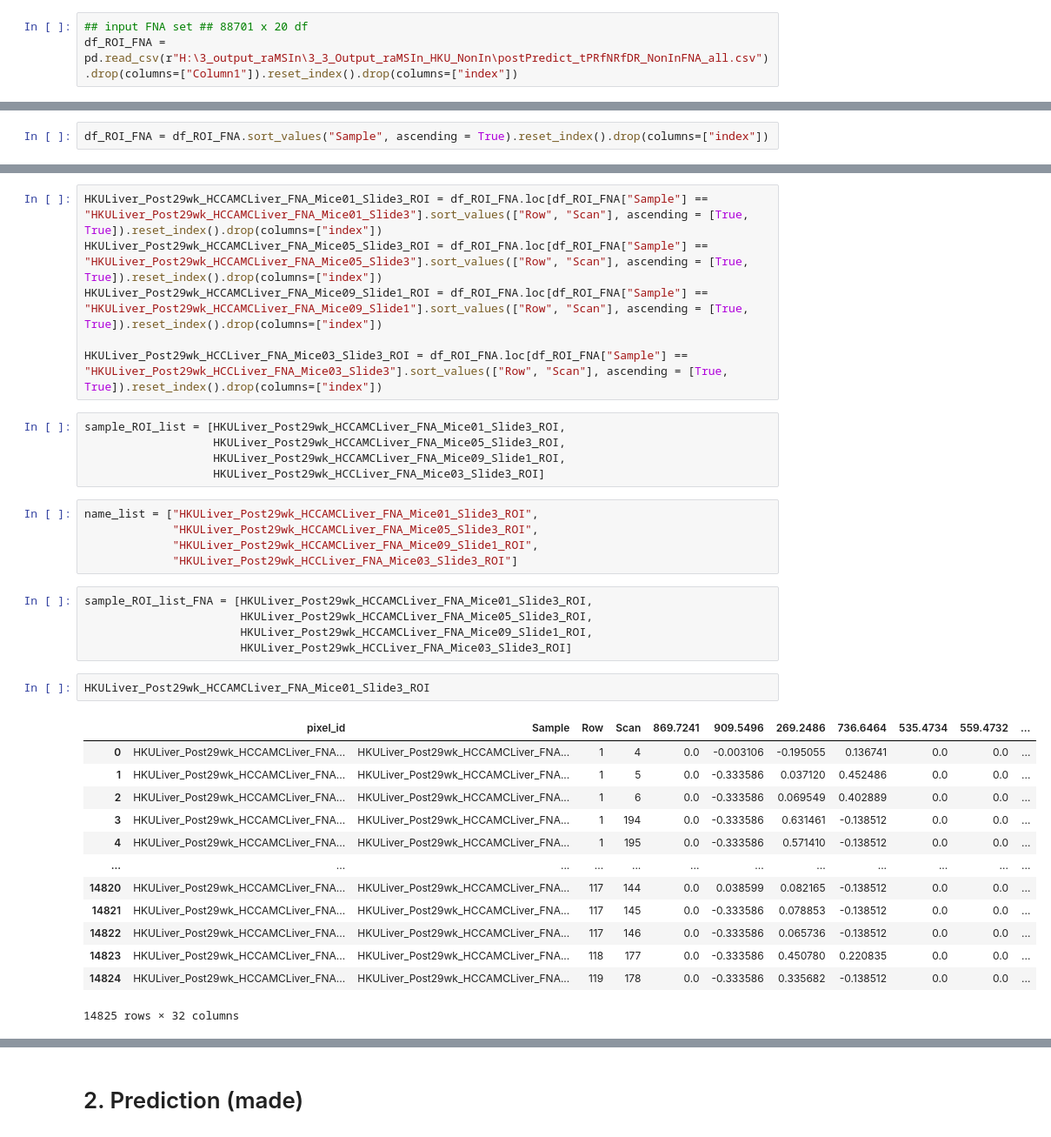
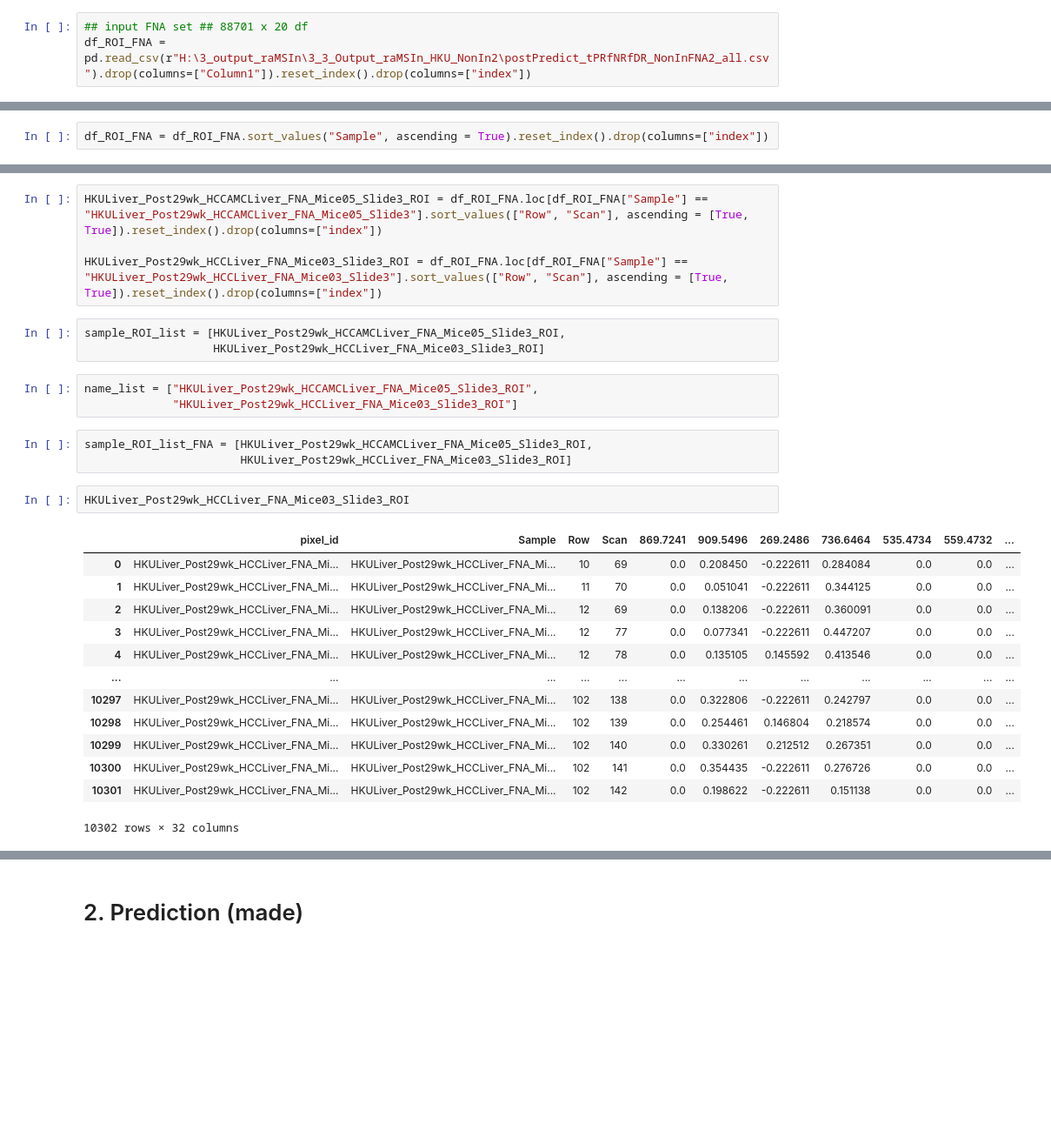
Before and after one commit to TommyNHL/raMSIn, a Jupyter notebook: 9b_ML_Model-apply-NonInFNA.ipynb, the cells around one changed output, grey strips where cells are left out. Shown at 87% size. Cells and saved outputs as stored; diff of their text form; blank space fills up the shorter version.

```diff
--- a/9b_ML_Model-apply-NonInFNA.ipynb
+++ b/9b_ML_Model-apply-NonInFNA.ipynb
@@ -79,7 +79,7 @@ warnings.filterwarnings("ignore")
 # 1. Data Preparation
 # %%
 ## input FNA set ## 88701 x 20 df
-df_ROI_FNA = pd.read_csv(r"H:\3_output_raMSIn\3_3_Output_raMSIn_HKU_NonIn\postPredict_tPRfNRfDR_NonInFNA_all.csv").drop(columns=["Column1"]).reset_index().drop(columns=["index"])
+df_ROI_FNA = pd.read_csv(r"H:\3_output_raMSIn\3_3_Output_raMSIn_HKU_NonIn2\postPredict_tPRfNRfDR_NonInFNA2_all.csv").drop(columns=["Column1"]).reset_index().drop(columns=["index"])
 # %%
 df_ROI_FNA
 # %% [output]
@@ -137,37 +137,29 @@ df_ROI_FNA
 # %%
-HKULiver_Post29wk_HCCAMCLiver_FNA_Mice01_Slide3_ROI = df_ROI_FNA.loc[df_ROI_FNA["Sample"] == "HKULiver_Post29wk_HCCAMCLiver_FNA_Mice01_Slide3"].sort_values(["Row", "Scan"], ascending = [True, True]).reset_index().drop(columns=["index"])
 HKULiver_Post29wk_HCCAMCLiver_FNA_Mice05_Slide3_ROI = df_ROI_FNA.loc[df_ROI_FNA["Sample"] == "HKULiver_Post29wk_HCCAMCLiver_FNA_Mice05_Slide3"].sort_values(["Row", "Scan"], ascending = [True, True]).reset_index().drop(columns=["index"])
-HKULiver_Post29wk_HCCAMCLiver_FNA_Mice09_Slide1_ROI = df_ROI_FNA.loc[df_ROI_FNA["Sample"] == "HKULiver_Post29wk_HCCAMCLiver_FNA_Mice09_Slide1"].sort_values(["Row", "Scan"], ascending = [True, True]).reset_index().drop(columns=["index"])
 
 HKULiver_Post29wk_HCCLiver_FNA_Mice03_Slide3_ROI = df_ROI_FNA.loc[df_ROI_FNA["Sample"] == "HKULiver_Post29wk_HCCLiver_FNA_Mice03_Slide3"].sort_values(["Row", "Scan"], ascending = [True, True]).reset_index().drop(columns=["index"])
 # %%
-sample_ROI_list = [HKULiver_Post29wk_HCCAMCLiver_FNA_Mice01_Slide3_ROI,
-                   HKULiver_Post29wk_HCCAMCLiver_FNA_Mice05_Slide3_ROI,
-                   HKULiver_Post29wk_HCCAMCLiver_FNA_Mice09_Slide1_ROI,
+sample_ROI_list = [HKULiver_Post29wk_HCCAMCLiver_FNA_Mice05_Slide3_ROI,
                    HKULiver_Post29wk_HCCLiver_FNA_Mice03_Slide3_ROI]
 # %%
-name_list = ["HKULiver_Post29wk_HCCAMCLiver_FNA_Mice01_Slide3_ROI",
-             "HKULiver_Post29wk_HCCAMCLiver_FNA_Mice05_Slide3_ROI",
-             "HKULiver_Post29wk_HCCAMCLiver_FNA_Mice09_Slide1_ROI",
+name_list = ["HKULiver_Post29wk_HCCAMCLiver_FNA_Mice05_Slide3_ROI",
              "HKULiver_Post29wk_HCCLiver_FNA_Mice03_Slide3_ROI"]
 # %%
-sample_ROI_list_FNA = [HKULiver_Post29wk_HCCAMCLiver_FNA_Mice01_Slide3_ROI,
-                       HKULiver_Post29wk_HCCAMCLiver_FNA_Mice05_Slide3_ROI,
-                       HKULiver_Post29wk_HCCAMCLiver_FNA_Mice09_Slide1_ROI,
+sample_ROI_list_FNA = [HKULiver_Post29wk_HCCAMCLiver_FNA_Mice05_Slide3_ROI,
                        HKULiver_Post29wk_HCCLiver_FNA_Mice03_Slide3_ROI]
 # %%
-HKULiver_Post29wk_HCCAMCLiver_FNA_Mice01_Slide3_ROI
+HKULiver_Post29wk_HCCLiver_FNA_Mice03_Slide3_ROI
 # %% [output]
 |  | pixel_id | Sample | Row | Scan | 869.7241 | 909.5496 | 269.2486 | 736.6464 | 535.4734 | 559.4732 | ... |
-| 0 | HKULiver_Post29wk_HCCAMCLiver_FNA... | HKULiver_Post29wk_HCCAMCLiver_FNA... | 1 | 4 | 0.0 | -0.003106 | -0.195055 | 0.136741 | 0.0 | 0.0 | ... |
-| 1 | HKULiver_Post29wk_HCCAMCLiver_FNA... | HKULiver_Post29wk_HCCAMCLiver_FNA... | 1 | 5 | 0.0 | -0.333586 | 0.037120 | 0.452486 | 0.0 | 0.0 | ... |
-| 2 | HKULiver_Post29wk_HCCAMCLiver_FNA... | HKULiver_Post29wk_HCCAMCLiver_FNA... | 1 | 6 | 0.0 | -0.333586 | 0.069549 | 0.402889 | 0.0 | 0.0 | ... |
-| 3 | HKULiver_Post29wk_HCCAMCLiver_FNA... | HKULiver_Post29wk_HCCAMCLiver_FNA... | 1 | 194 | 0.0 | -0.333586 | 0.631461 | -0.138512 | 0.0 | 0.0 | ... |
-| 4 | HKULiver_Post29wk_HCCAMCLiver_FNA... | HKULiver_Post29wk_HCCAMCLiver_FNA... | 1 | 195 | 0.0 | -0.333586 | 0.571410 | -0.138512 | 0.0 | 0.0 | ... |
+| 0 | HKULiver_Post29wk_HCCLiver_FNA_Mi... | HKULiver_Post29wk_HCCLiver_FNA_Mi... | 10 | 69 | 0.0 | 0.208450 | -0.222611 | 0.284084 | 0.0 | 0.0 | ... |
+| 1 | HKULiver_Post29wk_HCCLiver_FNA_Mi... | HKULiver_Post29wk_HCCLiver_FNA_Mi... | 11 | 70 | 0.0 | 0.051041 | -0.222611 | 0.344125 | 0.0 | 0.0 | ... |
+| 2 | HKULiver_Post29wk_HCCLiver_FNA_Mi... | HKULiver_Post29wk_HCCLiver_FNA_Mi... | 12 | 69 | 0.0 | 0.138206 | -0.222611 | 0.360091 | 0.0 | 0.0 | ... |
+| 3 | HKULiver_Post29wk_HCCLiver_FNA_Mi... | HKULiver_Post29wk_HCCLiver_FNA_Mi... | 12 | 77 | 0.0 | 0.077341 | -0.222611 | 0.447207 | 0.0 | 0.0 | ... |
+| 4 | HKULiver_Post29wk_HCCLiver_FNA_Mi... | HKULiver_Post29wk_HCCLiver_FNA_Mi... | 12 | 78 | 0.0 | 0.135105 | 0.145592 | 0.413546 | 0.0 | 0.0 | ... |
 | ... | ... | ... | ... | ... | ... | ... | ... | ... | ... | ... | ... |
-| 14820 | HKULiver_Post29wk_HCCAMCLiver_FNA... | HKULiver_Post29wk_HCCAMCLiver_FNA... | 117 | 144 | 0.0 | 0.038599 | 0.082165 | -0.138512 | 0.0 | 0.0 | ... |
-| 14821 | HKULiver_Post29wk_HCCAMCLiver_FNA... | HKULiver_Post29wk_HCCAMCLiver_FNA... | 117 | 145 | 0.0 | -0.333586 | 0.078853 | -0.138512 | 0.0 | 0.0 | ... |
-| 14822 | HKULiver_Post29wk_HCCAMCLiver_FNA... | HKULiver_Post29wk_HCCAMCLiver_FNA... | 117 | 146 | 0.0 | -0.333586 | 0.065736 | -0.138512 | 0.0 | 0.0 | ... |
-| 14823 | HKULiver_Post29wk_HCCAMCLiver_FNA... | HKULiver_Post29wk_HCCAMCLiver_FNA... | 118 | 177 | 0.0 | -0.333586 | 0.450780 | 0.220835 | 0.0 | 0.0 | ... |
-| 14824 | HKULiver_Post29wk_HCCAMCLiver_FNA... | HKULiver_Post29wk_HCCAMCLiver_FNA... | 119 | 178 | 0.0 | -0.333586 | 0.335682 | -0.138512 | 0.0 | 0.0 | ... |
+| 10297 | HKULiver_Post29wk_HCCLiver_FNA_Mi... | HKULiver_Post29wk_HCCLiver_FNA_Mi... | 102 | 138 | 0.0 | 0.322806 | -0.222611 | 0.242797 | 0.0 | 0.0 | ... |
+| 10298 | HKULiver_Post29wk_HCCLiver_FNA_Mi... | HKULiver_Post29wk_HCCLiver_FNA_Mi... | 102 | 139 | 0.0 | 0.254461 | 0.146804 | 0.218574 | 0.0 | 0.0 | ... |
+| 10299 | HKULiver_Post29wk_HCCLiver_FNA_Mi... | HKULiver_Post29wk_HCCLiver_FNA_Mi... | 102 | 140 | 0.0 | 0.330261 | 0.212512 | 0.267351 | 0.0 | 0.0 | ... |
+| 10300 | HKULiver_Post29wk_HCCLiver_FNA_Mi... | HKULiver_Post29wk_HCCLiver_FNA_Mi... | 102 | 141 | 0.0 | 0.354435 | -0.222611 | 0.276726 | 0.0 | 0.0 | ... |
+| 10301 | HKULiver_Post29wk_HCCLiver_FNA_Mi... | HKULiver_Post29wk_HCCLiver_FNA_Mi... | 102 | 142 | 0.0 | 0.198622 | -0.222611 | 0.151138 | 0.0 | 0.0 | ... |
-14825 rows × 32 columns
+10302 rows × 32 columns
```
Also changed, not shown: parts of 12 cells of this notebook, 3 other files.
